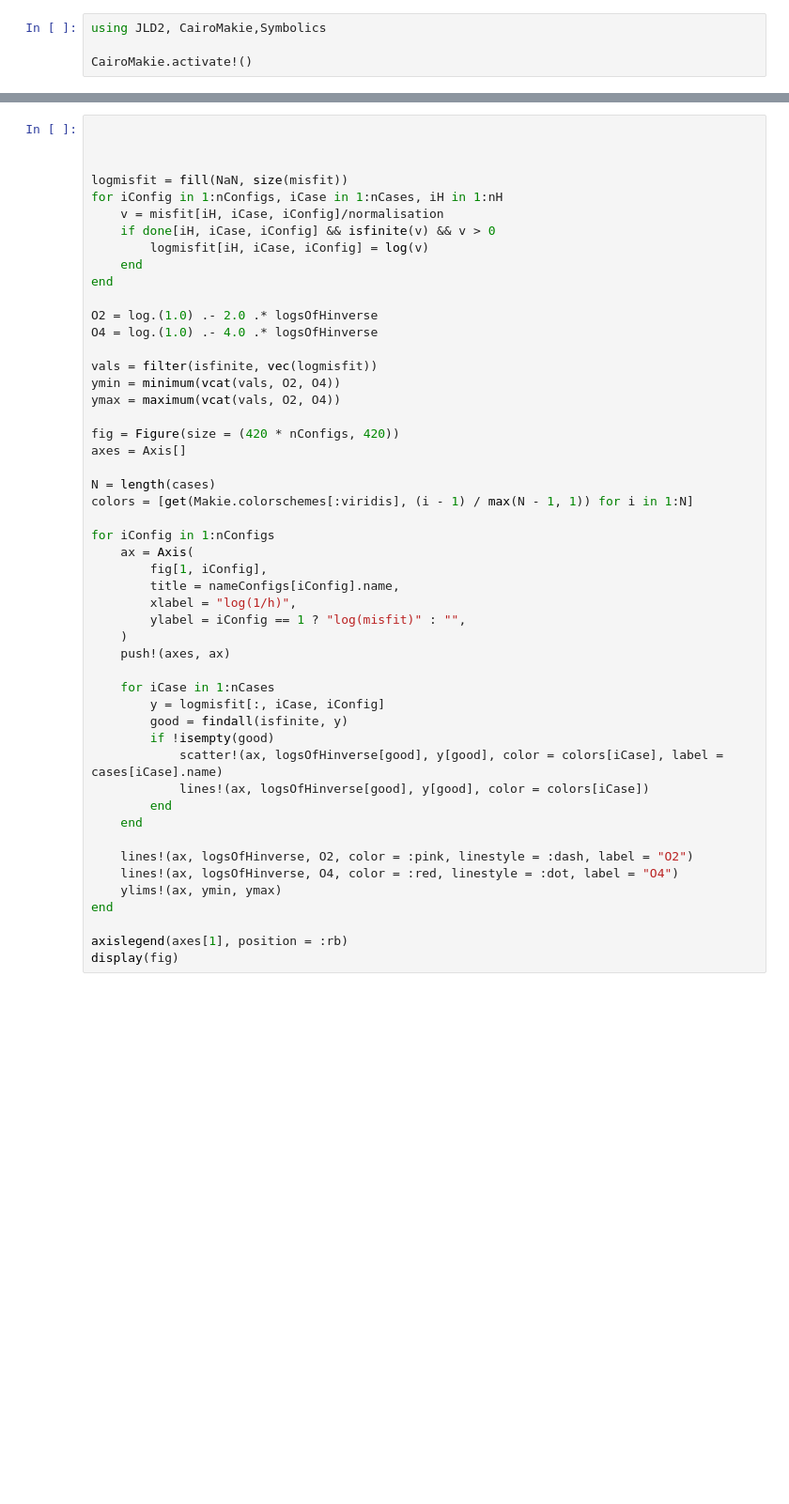
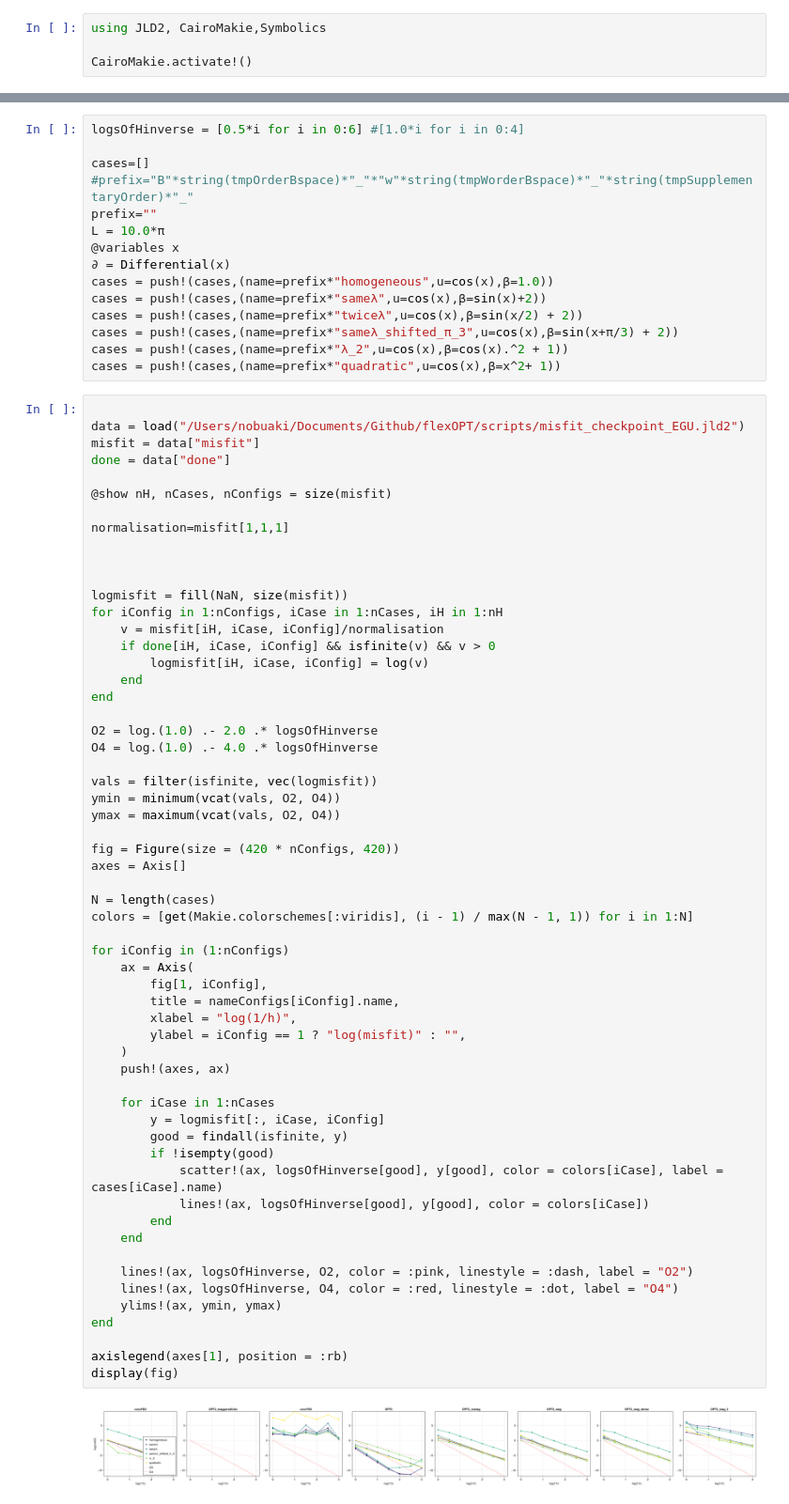
Before and after one commit to seismobassoon/flexOPT, a Jupyter notebook: scripts/plotMisfit.ipynb, the cells around one changed output, grey strips where cells are left out. Shown at 94% size. Saved outputs shown, nothing was run; the diff lists cells and outputs as text; blank space fills up the shorter version.

```diff
--- a/scripts/plotMisfit.ipynb
+++ b/scripts/plotMisfit.ipynb
@@ -167,4 +209,27 @@ normalisation=misfit[1,1,1]
+# %%
+logsOfHinverse = [0.5*i for i in 0:6] #[1.0*i for i in 0:4]
+
+cases=[]
+#prefix="B"*string(tmpOrderBspace)*"_"*"w"*string(tmpWorderBspace)*"_"*string(tmpSupplementaryOrder)*"_"
+prefix=""
+L = 10.0*π
+@variables x
+∂ = Differential(x)
+cases = push!(cases,(name=prefix*"homogeneous",u=cos(x),β=1.0))
+cases = push!(cases,(name=prefix*"sameλ",u=cos(x),β=sin(x)+2))
+cases = push!(cases,(name=prefix*"twiceλ",u=cos(x),β=sin(x/2) + 2))
+cases = push!(cases,(name=prefix*"sameλ_shifted_π_3",u=cos(x),β=sin(x+π/3) + 2))
+cases = push!(cases,(name=prefix*"λ_2",u=cos(x),β=cos(x).^2 + 1))
+cases = push!(cases,(name=prefix*"quadratic",u=cos(x),β=x^2+ 1))
 # %%
+
+data = load("/Users/nobuaki/Documents/Github/flexOPT/scripts/misfit_checkpoint_EGU.jld2")
+misfit = data["misfit"]
+done = data["done"]
+
+@show nH, nCases, nConfigs = size(misfit)
+
+normalisation=misfit[1,1,1]
 
 
 
@@ -187,31 +252,32 @@ fig = Figure(size = (420 * nConfigs, 420))
 axes = Axis[]
 
 N = length(cases)
 colors = [get(Makie.colorschemes[:viridis], (i - 1) / max(N - 1, 1)) for i in 1:N]
 
-for iConfig in 1:nConfigs
+for iConfig in (1:nConfigs)
     ax = Axis(
         fig[1, iConfig],
         title = nameConfigs[iConfig].name,
         xlabel = "log(1/h)",
         ylabel = iConfig == 1 ? "log(misfit)" : "",
     )
     push!(axes, ax)
 
     for iCase in 1:nCases
         y = logmisfit[:, iCase, iConfig]
         good = findall(isfinite, y)
         if !isempty(good)
             scatter!(ax, logsOfHinverse[good], y[good], color = colors[iCase], label = cases[iCase].name)
             lines!(ax, logsOfHinverse[good], y[good], color = colors[iCase])
         end
     end
 
     lines!(ax, logsOfHinverse, O2, color = :pink, linestyle = :dash, label = "O2")
     lines!(ax, logsOfHinverse, O4, color = :red, linestyle = :dot, label = "O4")
     ylims!(ax, ymin, ymax)
 end
 
 axislegend(axes[1], position = :rb)
 display(fig)
 # %% [output]
+[figure, added]
```
Also changed, not shown: parts of 7 cells of this notebook, 13 other files.
